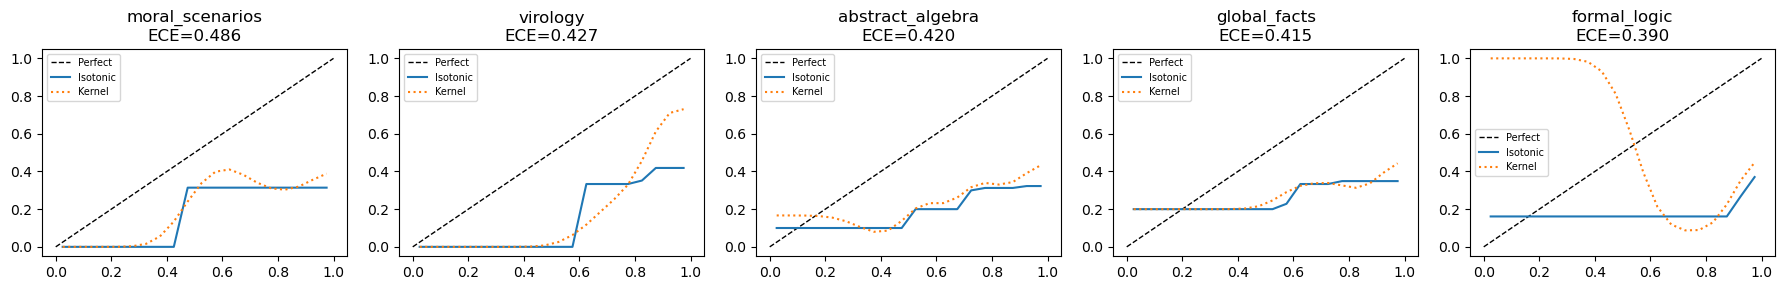
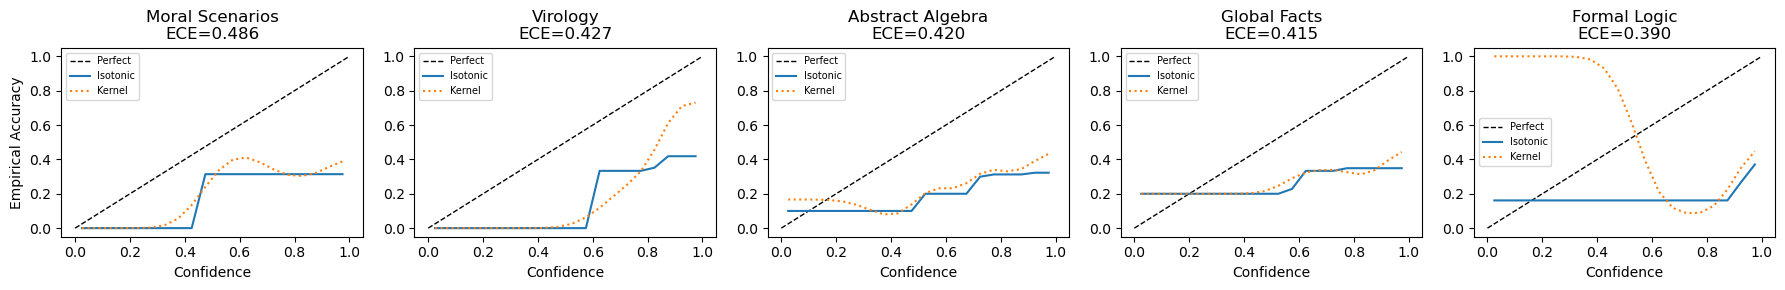
The change to this notebook cell's code, shown as a diff; its figure went from the first image to the second:
--- before
+++ after
@@ -1,8 +1,11 @@
-def plot_curve(row, ax):
+def plot_curve(row, ax, show_ylabel=False):
     bins = np.array(row['confidence_bins'])
     ax.plot([0,1],[0,1], 'k--', lw=1, label='Perfect')
     ax.plot(bins, row['isotonic_acc'], label='Isotonic')
     ax.plot(bins, row['kernel_acc'], label='Kernel', linestyle=':')
-    ax.set_title(f"{row['subject']}\nECE={row['ece']:.3f}")
+    ax.set_title(f"{row['subject'].replace('_', ' ').title()}\nECE={row['ece']:.3f}")
+    ax.set_xlabel('Confidence')
+    if show_ylabel:
+        ax.set_ylabel('Empirical Accuracy')
     ax.legend(fontsize=7)
 
@@ -10,6 +13,6 @@
 top5 = curves.nlargest(5, 'ece')
 fig, axes = plt.subplots(1, 5, figsize=(18, 3))
-for ax, (_, row) in zip(axes, top5.iterrows()):
-    plot_curve(row, ax)
+for i, (ax, (_, row)) in enumerate(zip(axes, top5.iterrows())):
+    plot_curve(row, ax, show_ylabel=(i == 0))
 plt.tight_layout()
 plt.savefig(f'../report/figures/top5_miscalibrated_{MODEL}.pdf', bbox_inches='tight')

Commit: Add speaker notes, restructure takeaways, fix figure labels, add diagnostics notebook